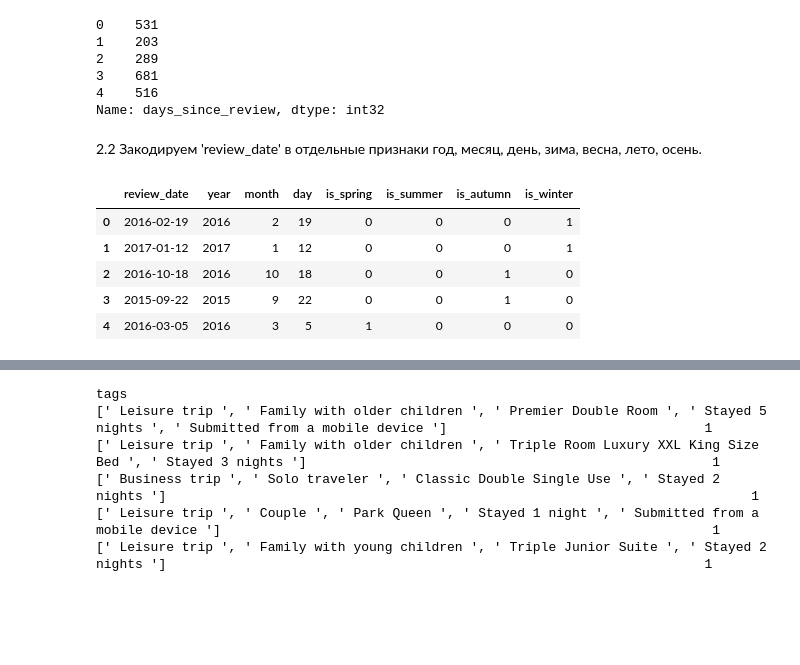
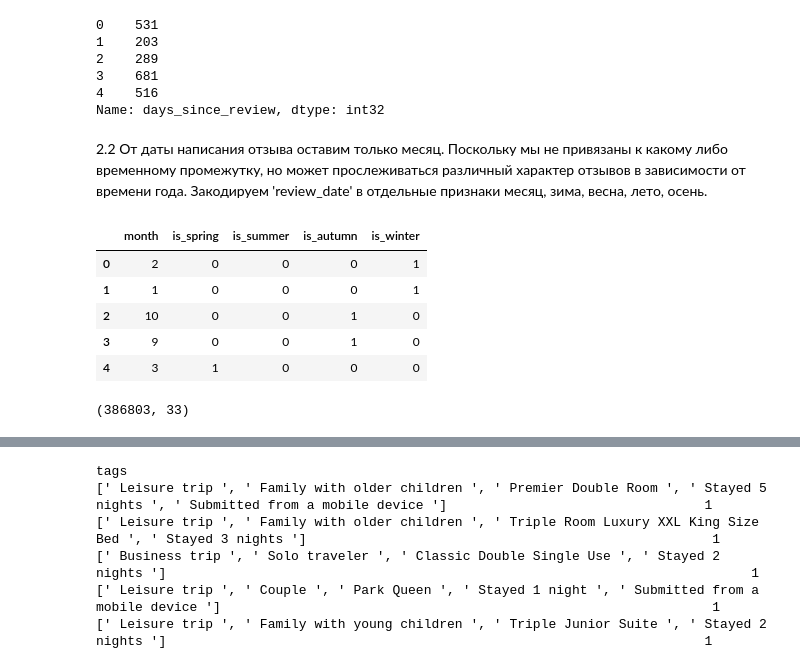
Before and after one commit to IvanMonakov/DataScience, a Jupyter notebook: Projects DS/PROJECT-3/EDA_Proj_3_Model.ipynb, the cells around one changed output, grey strips where cells are left out. Cells and saved outputs as stored; diff of their text form; code cells hidden in the pictures; blank space fills up the shorter version.

```diff
--- a/Projects DS/PROJECT-3/EDA_Proj_3_Model.ipynb
+++ b/Projects DS/PROJECT-3/EDA_Proj_3_Model.ipynb
@@ -224,0 +243,4 @@ dtype: int64
+# %%
+# Удалим признак additional_number_of_scoring.
+data = data.drop('additional_number_of_scoring', axis=1)
+data.head(4)
@@ -241,45 +269,57 @@ print(data['days_since_review'].head())
 4    516
 Name: days_since_review, dtype: int32
 # %% [markdown]
-2.2 Закодируем 'review_date' в отдельные признаки год, месяц, день, зима, весна, лето, осень.
+2.2 От даты написания отзыва оставим только месяц. Поскольку мы не привязаны к какому либо временному промежутку, но может прослеживаться различный характер отзывов в зависимости от времени года.
+Закодируем 'review_date' в отдельные признаки месяц, зима, весна, лето, осень.
 # %%
 # Преобразуем столбец 'review_date' в формат datetime, если это ещё не сделано
 data['review_date'] = pd.to_datetime(data['review_date'], errors='coerce')
 
-# Создаём признаки: год, месяц, день
-data['year'] = data['review_date'].dt.year
+# Создаём признак месяц
 data['month'] = data['review_date'].dt.month
-data['day'] = data['review_date'].dt.day
+
 
 # Создаём бинарные признаки для сезонов
 def get_season(month):
     """
     Возвращает название сезона в зависимости от месяца:
     1-2, 12 -> зима; 3-5 -> весна; 6-8 -> лето; 9-11 -> осень.
     """
     if month in [12, 1, 2]:
         return 'winter'
     elif month in [3, 4, 5]:
         return 'spring'
     elif month in [6, 7, 8]:
         return 'summer'
     elif month in [9, 10, 11]:
         return 'autumn'
 
 # Присваиваем сезон каждому месяцу
 data['season'] = data['month'].apply(get_season)
 
 # Создаём бинарные признаки для каждого сезона
 data['is_spring'] = (data['season'] == 'spring').astype(int)
 data['is_summer'] = (data['season'] == 'summer').astype(int)
 data['is_autumn'] = (data['season'] == 'autumn').astype(int)
 data['is_winter'] = (data['season'] == 'winter').astype(int)
 
-data[['review_date', 'year', 'month', 'day', 'is_spring', 'is_summer', 'is_autumn', 'is_winter']].head()
+# Удалим исходный столбец.
+data= data.drop('review_date', axis=1)
+
+data[['month', 'is_spring', 'is_summer', 'is_autumn', 'is_winter']].head()
 # %% [output]
-|  | review_date | year | month | day | is_spring | is_summer | is_autumn | is_winter |
-| 0 | 2016-02-19 | 2016 | 2 | 19 | 0 | 0 | 0 | 1 |
-| 1 | 2017-01-12 | 2017 | 1 | 12 | 0 | 0 | 0 | 1 |
-| 2 | 2016-10-18 | 2016 | 10 | 18 | 0 | 0 | 1 | 0 |
-| 3 | 2015-09-22 | 2015 | 9 | 22 | 0 | 0 | 1 | 0 |
-| 4 | 2016-03-05 | 2016 | 3 | 5 | 1 | 0 | 0 | 0 |
+|  | month | is_spring | is_summer | is_autumn | is_winter |
+| 0 | 2 | 0 | 0 | 0 | 1 |
+| 1 | 1 | 0 | 0 | 0 | 1 |
+| 2 | 10 | 0 | 0 | 1 | 0 |
+| 3 | 9 | 0 | 0 | 1 | 0 |
+| 4 | 3 | 1 | 0 | 0 | 0 |
+# %%
+#обработаем месяцы OneHotEncoderom, создав 12 новых признаков в бинарном формате.
+encoder = ce.OneHotEncoder(cols=['month']) # указываем столбец для кодирования.
+type_bin = encoder.fit_transform(data['month'])
+data = pd.concat([data, type_bin], axis=1).reset_index()
+data = data.drop('month', axis=1)
+data.shape
+# %% [output]
+(386803, 33)
```
Also changed, not shown: parts of 32 cells of this notebook, 1 other file.
